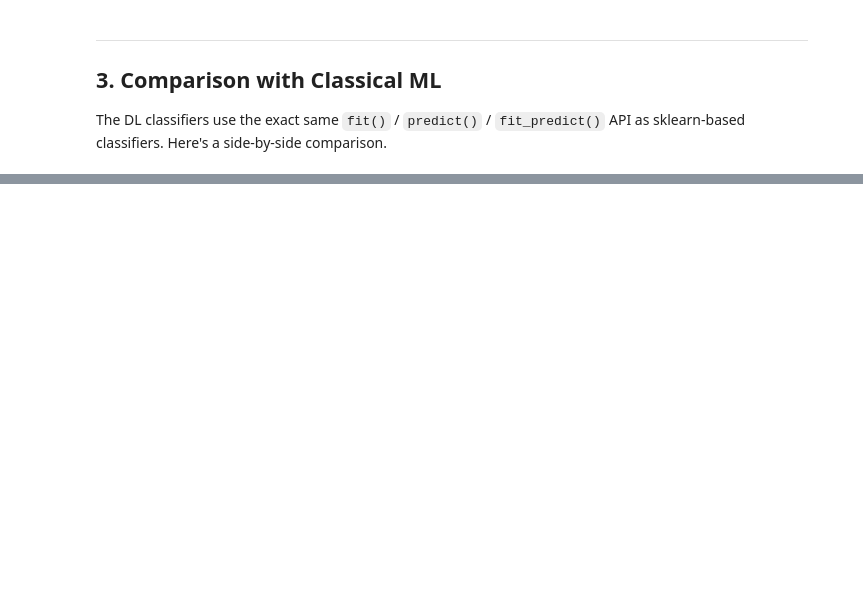
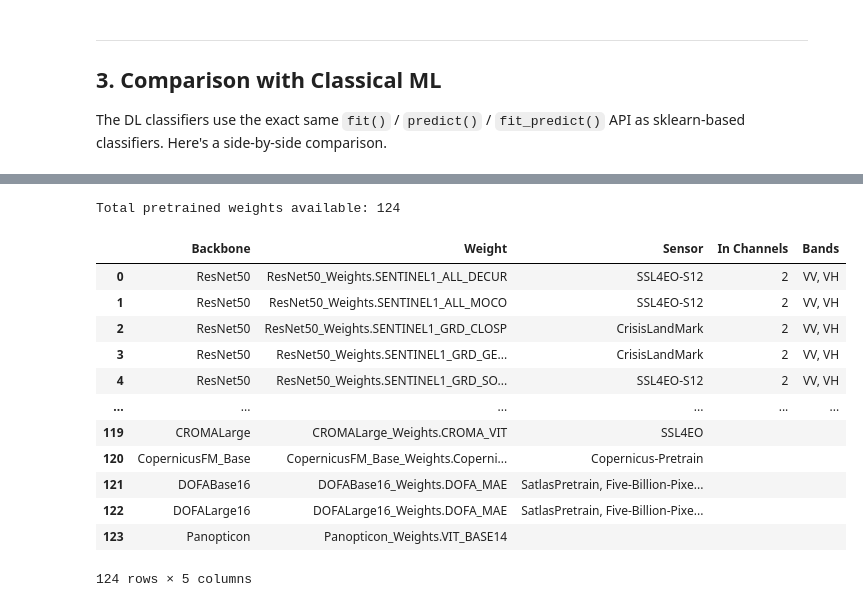
Before and after one commit to jgrss/geowombat, a Jupyter notebook: notebooks/dl_classifiers.ipynb, the cells around one changed output, grey strips where cells are left out. Cells and saved outputs as stored; diff of their text form; code cells hidden in the pictures; blank space fills up the shorter version.

```diff
--- a/notebooks/dl_classifiers.ipynb
+++ b/notebooks/dl_classifiers.ipynb
@@ -292,0 +456,41 @@ plt.show()
+# %%
+import torchgeo.models
+import enum
+import pandas as pd
+
+rows = []
+for attr_name in sorted(dir(torchgeo.models)):
+    obj = getattr(torchgeo.models, attr_name)
+    if not attr_name.endswith('_Weights'):
+        continue
+    if not (isinstance(obj, type) and issubclass(obj, enum.Enum)):
+        continue
+    backbone = attr_name.replace('_Weights', '')
+    for member in obj:
+        meta = member.meta if hasattr(member, 'meta') else {}
+        rows.append({
+            'Backbone': backbone,
+            'Weight': f'{attr_name}.{member.name}',
+            'Sensor': meta.get('dataset', ''),
+            'In Channels': meta.get('in_chans', ''),
+            'Bands': ', '.join(meta.get('bands', [])),
+        })
+
+df = pd.DataFrame(rows)
+print(f"Total pretrained weights available: {len(df)}")
+df.sort_values(['In Channels', 'Backbone']).reset_index(drop=True)
+# %% [output]
+Total pretrained weights available: 124
+|  | Backbone | Weight | Sensor | In Channels | Bands |
+| 0 | ResNet50 | ResNet50_Weights.SENTINEL1_ALL_DECUR | SSL4EO-S12 | 2 | VV, VH |
+| 1 | ResNet50 | ResNet50_Weights.SENTINEL1_ALL_MOCO | SSL4EO-S12 | 2 | VV, VH |
+| 2 | ResNet50 | ResNet50_Weights.SENTINEL1_GRD_CLOSP | CrisisLandMark | 2 | VV, VH |
+| 3 | ResNet50 | ResNet50_Weights.SENTINEL1_GRD_GE... | CrisisLandMark | 2 | VV, VH |
+| 4 | ResNet50 | ResNet50_Weights.SENTINEL1_GRD_SO... | SSL4EO-S12 | 2 | VV, VH |
+| ... | ... | ... | ... | ... | ... |
+| 119 | CROMALarge | CROMALarge_Weights.CROMA_VIT | SSL4EO |  |  |
+| 120 | CopernicusFM_Base | CopernicusFM_Base_Weights.Coperni... | Copernicus-Pretrain |  |  |
+| 121 | DOFABase16 | DOFABase16_Weights.DOFA_MAE | SatlasPretrain, Five-Billion-Pixe... |  |  |
+| 122 | DOFALarge16 | DOFALarge16_Weights.DOFA_MAE | SatlasPretrain, Five-Billion-Pixe... |  |  |
+| 123 | Panopticon | Panopticon_Weights.VIT_BASE14 |  |  |  |
+124 rows × 5 columns
```
Also changed, not shown: parts of 18 cells of this notebook, 11 other files.
